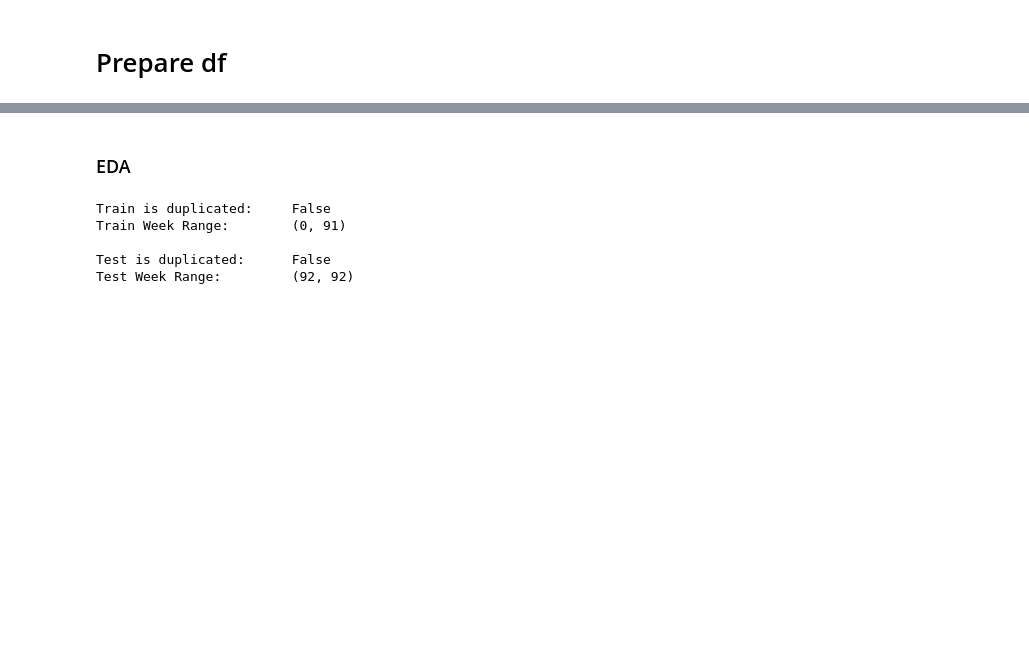
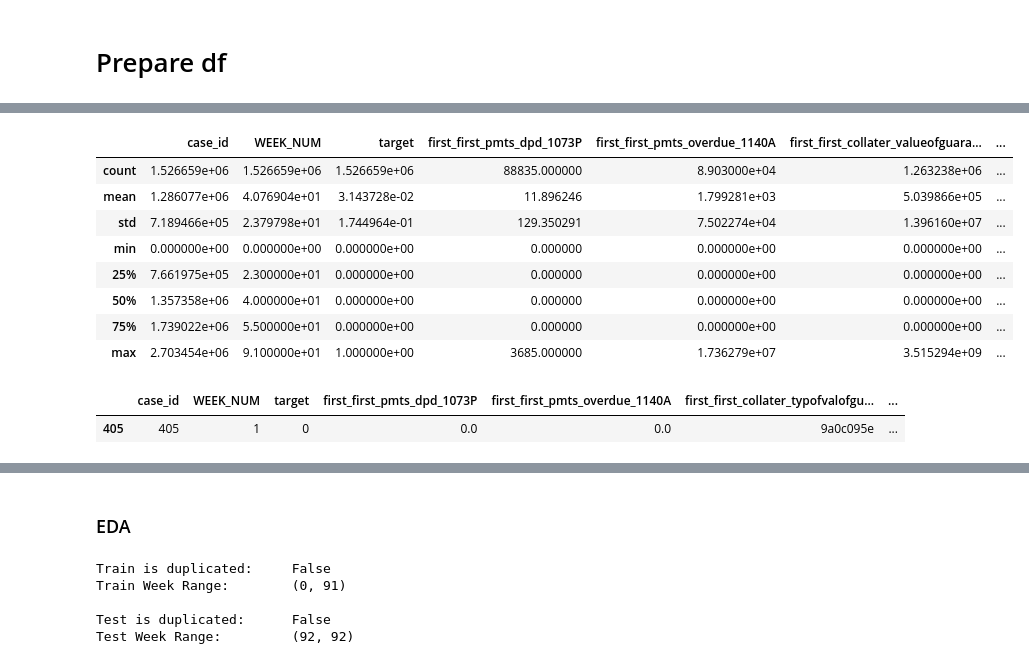
Before and after one commit to Andrey123qq2/Kaggle-Notebooks, a Jupyter notebook: home-credit-baseline-data.ipynb, the cells around one changed output, grey strips where cells are left out. Saved outputs shown, nothing was run; the diff lists cells and outputs as text; code cells hidden in the pictures; blank space fills up the shorter version.

```diff
--- a/home-credit-baseline-data.ipynb
+++ b/home-credit-baseline-data.ipynb
@@ -351,0 +465,19 @@ def prepare_df(data_dir, cat_cols=None, mode="train", display_store=False, train
+# %%
+if __name__ == '__main__':
+    display(credit_bureau_a_2_train_df.describe())
+# %% [output]
+|  | case_id | WEEK_NUM | target | first_first_pmts_dpd_1073P | first_first_pmts_overdue_1140A | first_first_collater_valueofguara... | ... |
+| count | 1.526659e+06 | 1.526659e+06 | 1.526659e+06 | 88835.000000 | 8.903000e+04 | 1.263238e+06 | ... |
+| mean | 1.286077e+06 | 4.076904e+01 | 3.143728e-02 | 11.896246 | 1.799281e+03 | 5.039866e+05 | ... |
+| std | 7.189466e+05 | 2.379798e+01 | 1.744964e-01 | 129.350291 | 7.502274e+04 | 1.396160e+07 | ... |
+| min | 0.000000e+00 | 0.000000e+00 | 0.000000e+00 | 0.000000 | 0.000000e+00 | 0.000000e+00 | ... |
+| 25% | 7.661975e+05 | 2.300000e+01 | 0.000000e+00 | 0.000000 | 0.000000e+00 | 0.000000e+00 | ... |
+| 50% | 1.357358e+06 | 4.000000e+01 | 0.000000e+00 | 0.000000 | 0.000000e+00 | 0.000000e+00 | ... |
+| 75% | 1.739022e+06 | 5.500000e+01 | 0.000000e+00 | 0.000000 | 0.000000e+00 | 0.000000e+00 | ... |
+| max | 2.703454e+06 | 9.100000e+01 | 1.000000e+00 | 3685.000000 | 1.736279e+07 | 3.515294e+09 | ... |
+# %%
+if __name__ == '__main__':
+    display(credit_bureau_a_2_train_df[credit_bureau_a_2_train_df.case_id == 405])
+# %% [output]
+|  | case_id | WEEK_NUM | target | first_first_pmts_dpd_1073P | first_first_pmts_overdue_1140A | first_first_collater_typofvalofgu... | ... |
+| 405 | 405 | 1 | 0 | 0.0 | 0.0 | 9a0c095e | ... |
```
Also changed, not shown: parts of 31 cells of this notebook.
